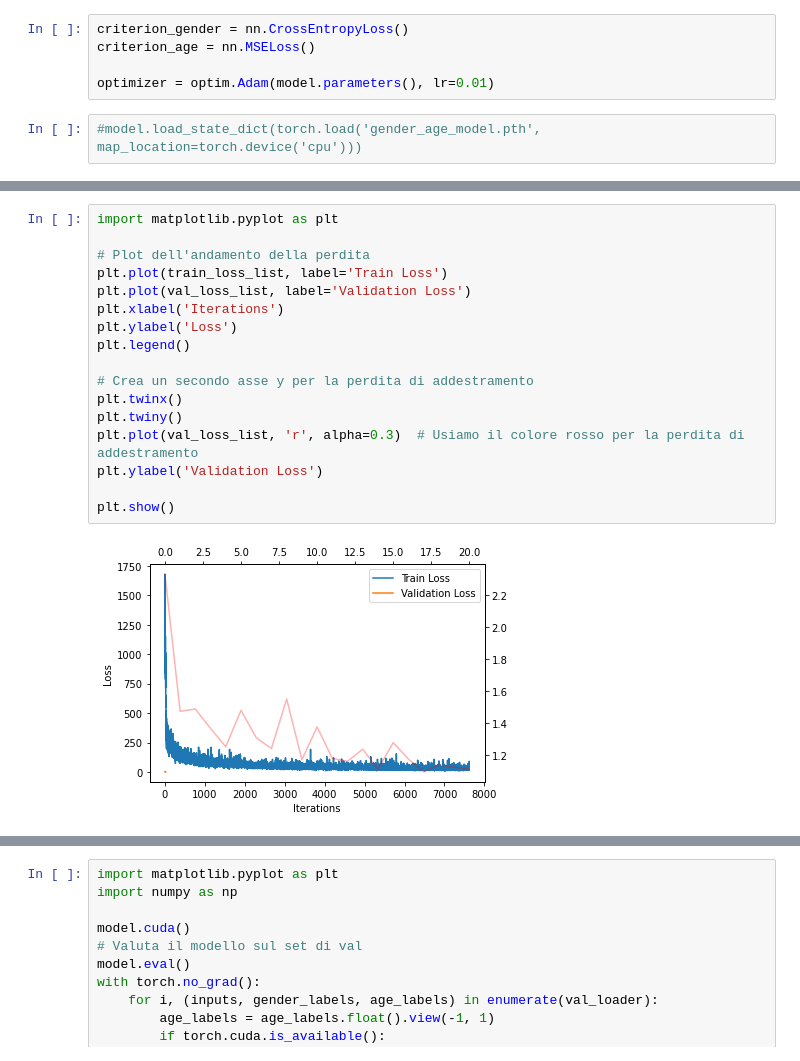
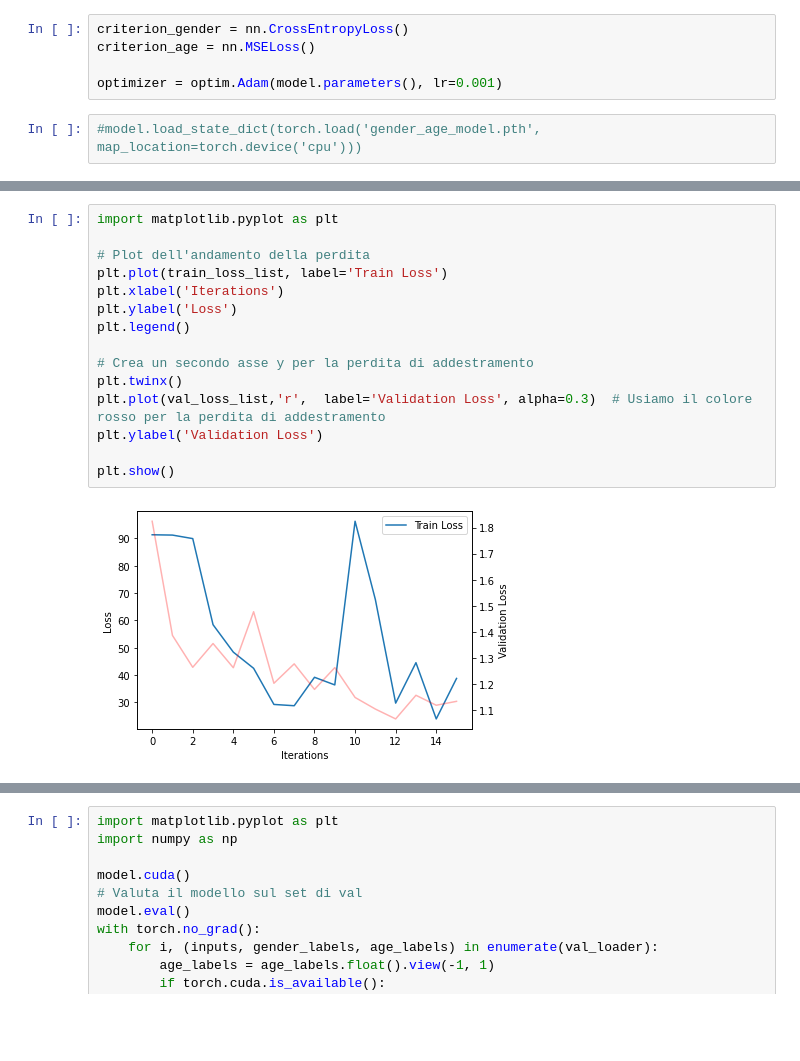
Before and after one commit to plspeziali/AgeGender-CNN, a Jupyter notebook: Notebook/AgeGender-Single.ipynb, the cells around one changed output, grey strips where cells are left out. Saved outputs shown, nothing was run; the diff lists cells and outputs as text; blank space fills up the shorter version.

```diff
--- a/Notebook/AgeGender-Single.ipynb
+++ b/Notebook/AgeGender-Single.ipynb
@@ -295,7 +295,7 @@ model = GenderAgeClassifier()
 criterion_gender = nn.CrossEntropyLoss()
 criterion_age = nn.MSELoss()
 
-optimizer = optim.Adam(model.parameters(), lr=0.01)
+optimizer = optim.Adam(model.parameters(), lr=0.001)
 # %%
 #model.load_state_dict(torch.load('gender_age_model.pth', map_location=torch.device('cpu')))
 # %%
@@ -471,22 +471,20 @@ Total Training Samples: 23232,  Total Validation Samples: 4979
 # %%
 import matplotlib.pyplot as plt
 
 # Plot dell'andamento della perdita
 plt.plot(train_loss_list, label='Train Loss')
-plt.plot(val_loss_list, label='Validation Loss')
 plt.xlabel('Iterations')
 plt.ylabel('Loss')
 plt.legend()
 
 # Crea un secondo asse y per la perdita di addestramento
 plt.twinx()
-plt.twiny()
-plt.plot(val_loss_list, 'r', alpha=0.3)  # Usiamo il colore rosso per la perdita di addestramento
+plt.plot(val_loss_list,'r',  label='Validation Loss', alpha=0.3)  # Usiamo il colore rosso per la perdita di addestramento
 plt.ylabel('Validation Loss')
 
 plt.show()
 # %% [output]
-[figure, old version]
+[figure, new version]
 # %%
 # Plot dell'andamento dell'accuratezza
 plt.figure(figsize=(12, 8))
```
Also changed, not shown: parts of 6 cells of this notebook, 11 other files.
